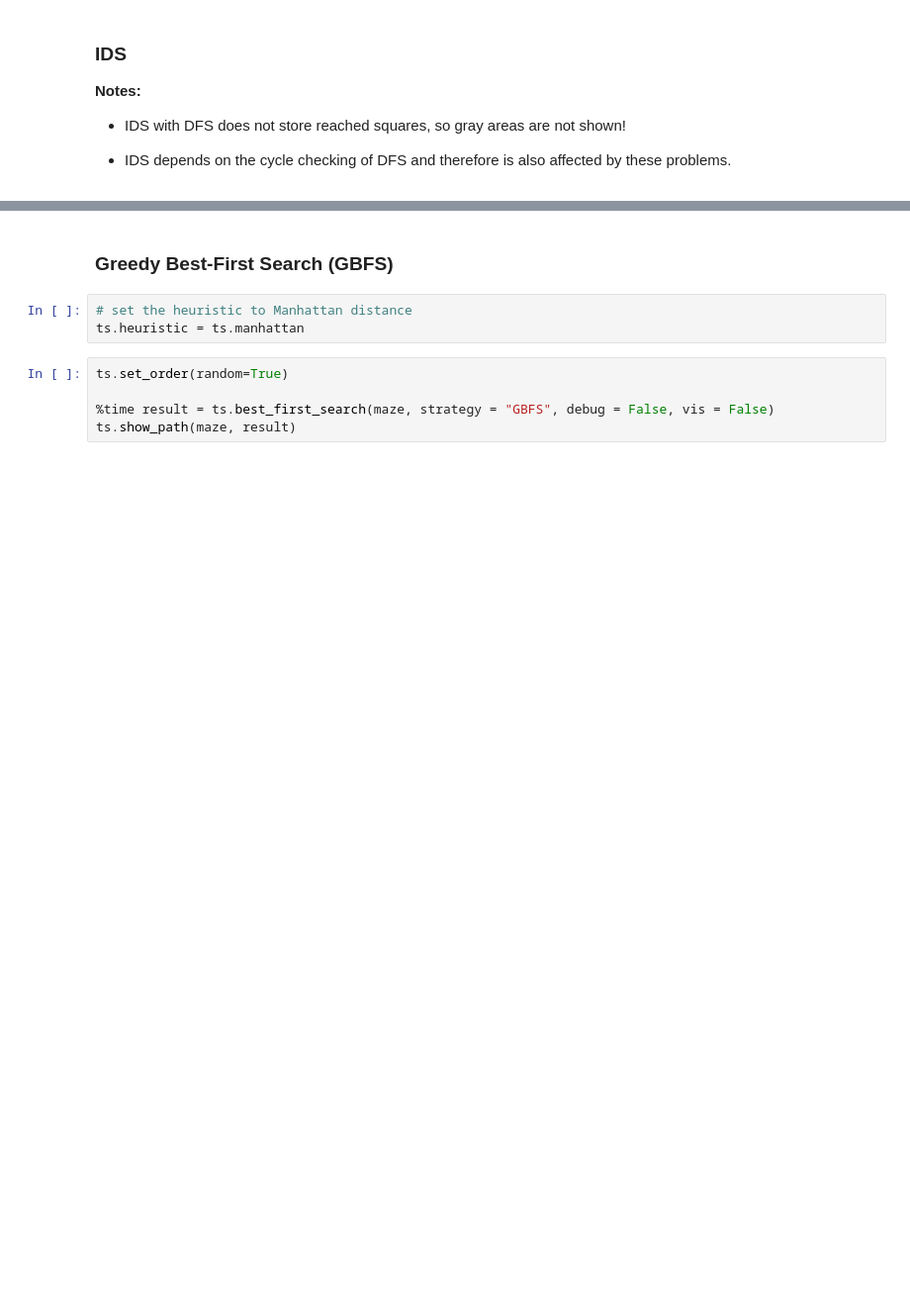
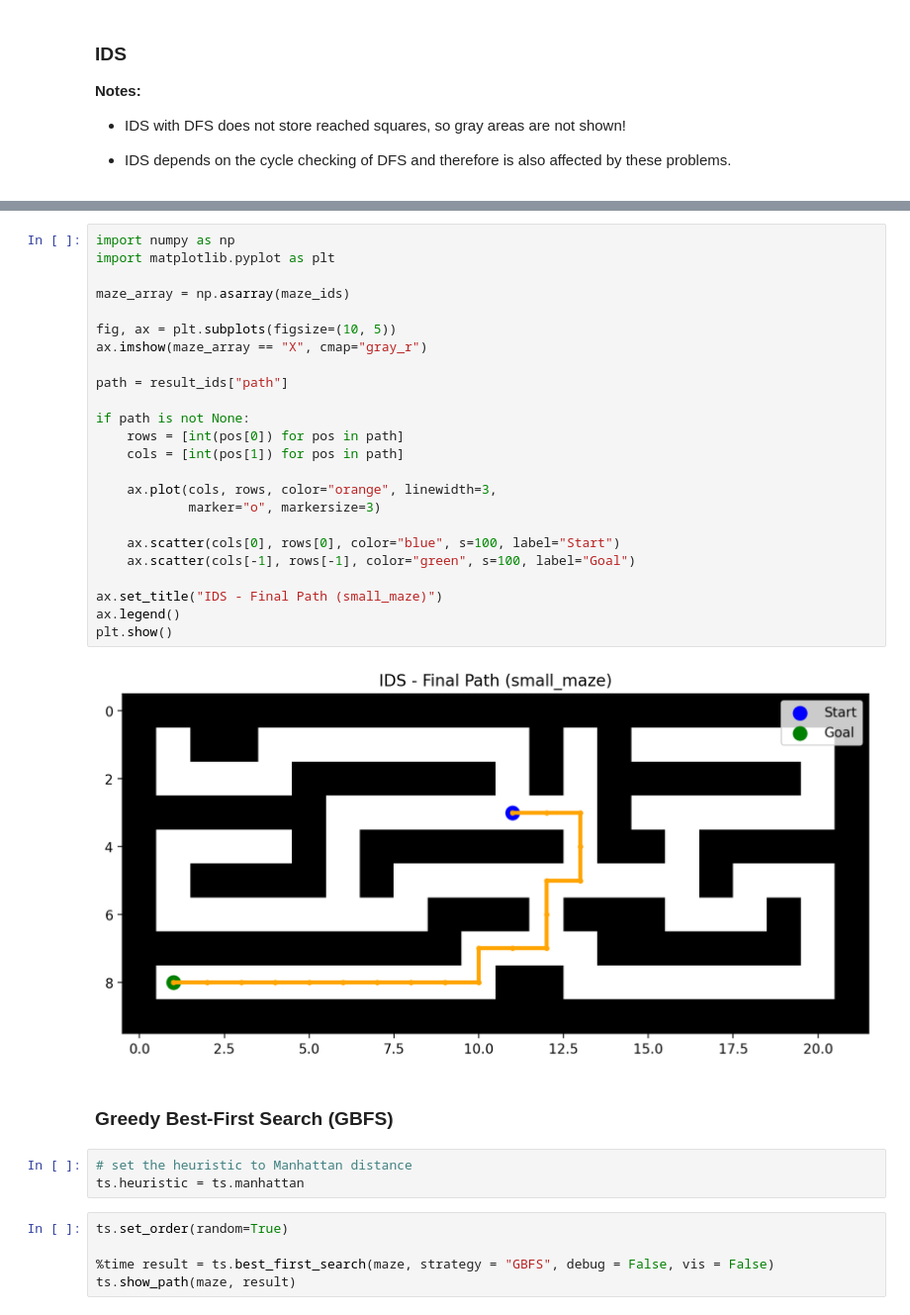
Before and after one commit to bibo0610/TTNTNC_10, a Jupyter notebook: lab02_Search/02_Maze_Example.ipynb, the cells around one changed output, grey strips where cells are left out. Shown at 99% size. Saved outputs shown, nothing was run; the diff lists cells and outputs as text; blank space fills up the shorter version.

```diff
--- a/lab02_Search/02_Maze_Example.ipynb
+++ b/lab02_Search/02_Maze_Example.ipynb
@@ -279,3 +504,29 @@ Actions: ['E', 'E', 'S', 'E', 'S', 'E', 'N', 'E', 'E', 'E', 'N', 'N', 'N', 'N',
+# %%
+import numpy as np
+import matplotlib.pyplot as plt
+
+maze_array = np.asarray(maze_ids)
+
+fig, ax = plt.subplots(figsize=(10, 5))
+ax.imshow(maze_array == "X", cmap="gray_r")
+
+path = result_ids["path"]
+
+if path is not None:
+    rows = [int(pos[0]) for pos in path]
+    cols = [int(pos[1]) for pos in path]
+
+    ax.plot(cols, rows, color="orange", linewidth=3,
+            marker="o", markersize=3)
+
+    ax.scatter(cols[0], rows[0], color="blue", s=100, label="Start")
+    ax.scatter(cols[-1], rows[-1], color="green", s=100, label="Goal")
+
+ax.set_title("IDS - Final Path (small_maze)")
+ax.legend()
+plt.show()
+# %% [output]
+[figure, added]
 # %% [markdown]
 ### Greedy Best-First Search (GBFS)
 # %%
```
Also changed, not shown: parts of 28 cells of this notebook, 2 other files.
